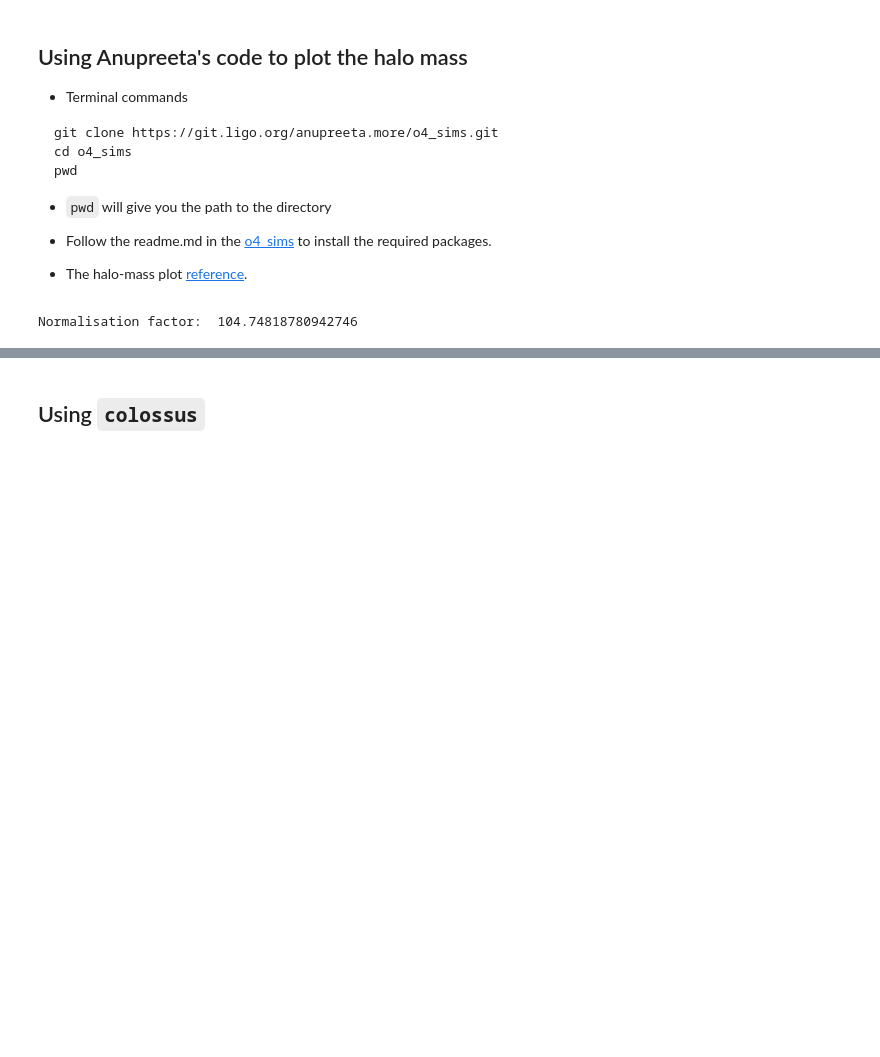
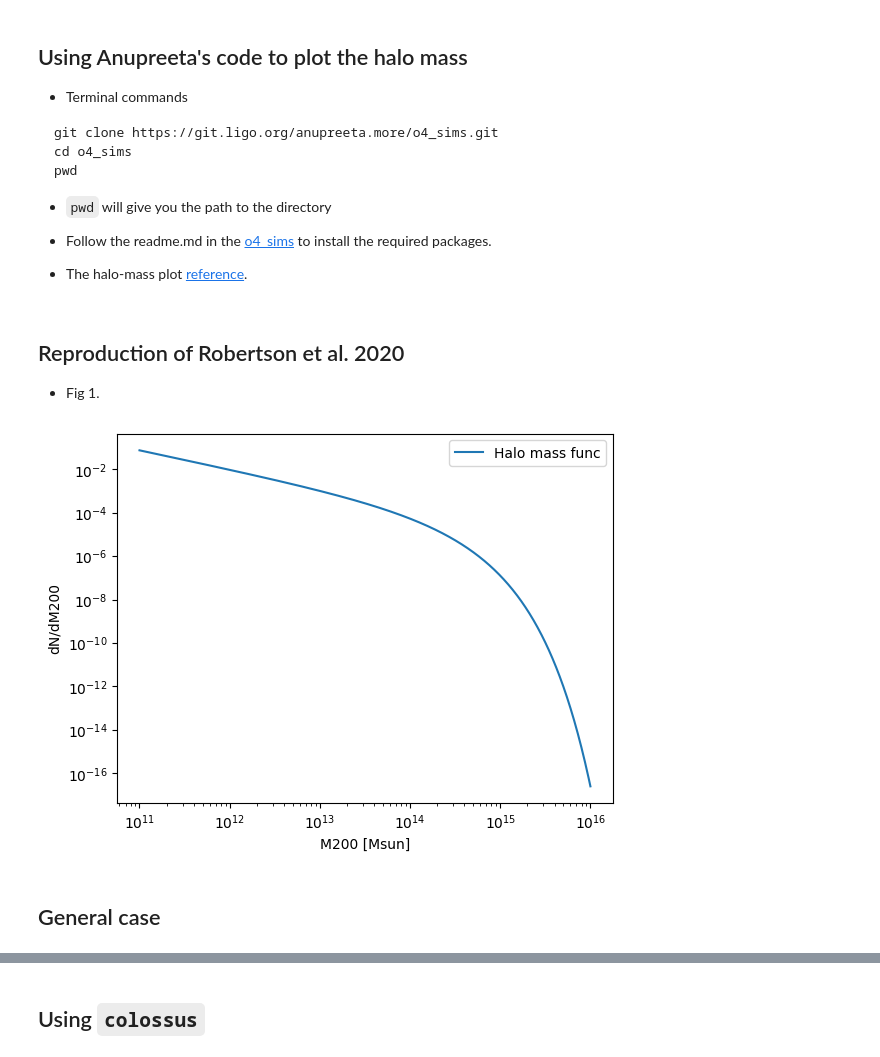
Before and after one commit to lisalyw/surip, a Jupyter notebook: hemanta/halo mass function 2.ipynb, the cells around one changed output, grey strips where cells are left out. Saved outputs shown, nothing was run; the diff lists cells and outputs as text; code cells hidden in the pictures; blank space fills up the shorter version.

```diff
--- a/hemanta/halo mass function 2.ipynb
+++ b/hemanta/halo mass function 2.ipynb
@@ -27,12 +27,16 @@ import matplotlib.pyplot as plt
 
 # Initialising cosmology for mass function, distances, etc.
 aum_cosm = cc.cosmology(Om0,Omk,w0,wa,Ob,h_H0,Tcmb0,sigma8,ns,np.log10(8.0),1.0)
+# %% [markdown]
+## Reproduction of Robertson et al. 2020
+
+* Fig 1.
 # %%
 Msun = 1.989e30
 params = dict(
     zlmin = 0.2,
     zlmax = 1.7,
-    Mmin = 1e14,
+    Mmin = 1e11,
     Mmax = 1e16,
     aum_cosm = aum_cosm,
 )
@@ -41,9 +45,23 @@ params = dict(
 class_ = lp.clusterProperties(params)
 # %%
 zl = 0.5  # lens redshift
-M200 = np.logspace(14.,16.,1000)  # halo mass in Msun
+M200 = np.logspace(11.,16.,1000)  # halo mass in Msun
 
 mf = np.zeros_like(M200)
 ## calculate the halo mass function
 for ii in range(M200.size):
     mf[ii] = class_.get_halomassfunc(M200[ii],zl)
+# %%
+# to match with Robertson et al 2020: plt.plot(M200,mf*M200*np.log(10),label="Halo mass func")
+plt.plot(M200,mf*M200*np.log(10),label="Halo mass func")
+
+plt.yscale("log")
+plt.xscale("log")
+plt.xlabel("M200 [Msun]")
+plt.ylabel("dN/dM200
+plt.legend()
+plt.show()
+# %% [output]
+[figure, added]
+# %% [markdown]
+## General case
@@ -50,11 +88,9 @@ for ii in range(M200.size):
 # %%
-# find the normalisation factor using M200 and mf*M200*5e-8
-# normalization factor will not be used
-from scipy.integrate import simps
-norm = simps(mf*M200*5e-8,M200)
-print('Normalisation factor: ',norm)
+# # find the normalisation factor using M200 and mf*M200*5e-8
+# # normalization factor will not be used
+# from scipy.integrate import simps
+# norm = simps(mf*M200*5e-8,M200)
+# print('Normalisation factor: ',norm)
-# %% [output]
-Normalisation factor:  104.74818780942746
 # %%
 # check speed
 %timeit class_.get_halomassfunc(1e14,zl)
```
Also changed, not shown: parts of 5 cells of this notebook, 4 other files.
